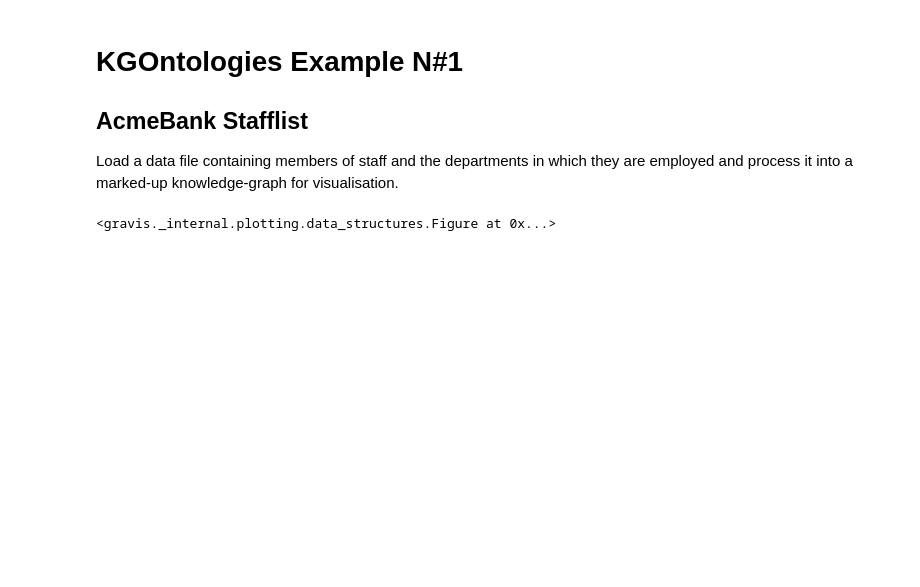
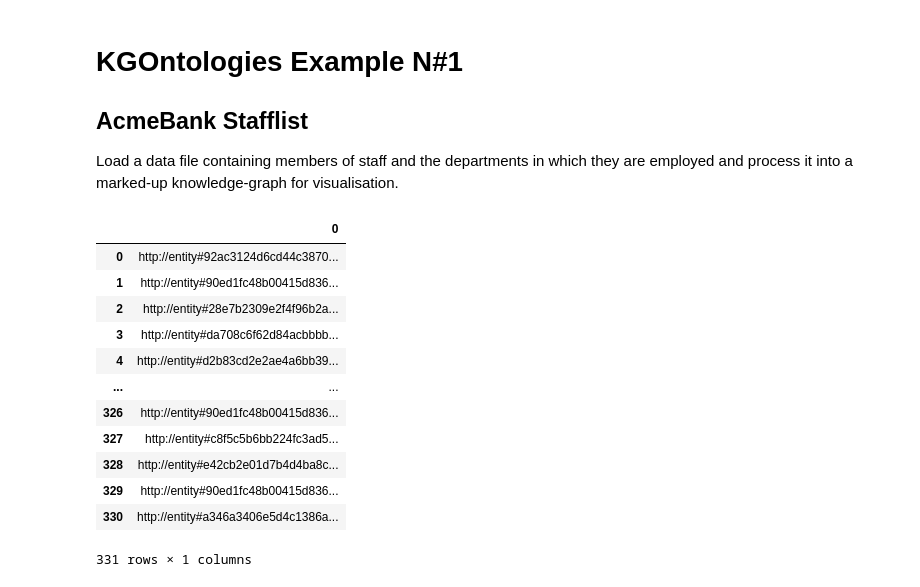
Before and after one commit to MrTomKimber/kgontologies, a Jupyter notebook: examples/Serialisation Example 11July2025.ipynb, the cells around one changed output. Cells and saved outputs as stored; diff of their text form; code cells hidden in the pictures; blank space fills up the shorter version.

Commit message:
adding query augmentation prototypes

```diff
--- a/examples/Serialisation Example 11July2025.ipynb
+++ b/examples/Serialisation Example 11July2025.ipynb
@@ -40,7 +41,7 @@ for t in kgdmcar_g.triples((None, None, None)):
     ontology_graph.add(t)
 # %%
 # Convert the data into a raw graph format
-rawg=graphloader.rdflib_graph_from_dataframe(data_df[0:100])
+rawg=graphloader.rdflib_graph_from_dataframe(data_df.sample(500))
 
 # Open a serialisation config file and convert the raw graph into triples describing entities, relations and literals
 serial_config = json.load(open("../serialisations/acmestaff_serialisation.json", "r"))
@@ -112,6 +113,61 @@ d3_graph_settings = {
 # Run the visualiser
 #gv.d3(nx_g, **d3_graph_settings)
 
-gv.vis(nx_g, **vis_graph_settings)
+#gv.vis(nx_g, **vis_graph_settings)
-# %% [output]
-<gravis._internal.plotting.data_structures.Figure at 0x...>
+# %%
+# Run a SPARQL Query to Retrieve Active Staff Members (i.e. those with an assigned role)
+active_staff_q = """
+PREFIX acme: <http://www.acmebank.org/>
+
+SELECT ?s
+WHERE
+    {{SELECT ?s
+    WHERE {
+    ?s a ?type.
+    ?s acme:HasRole ?q.
+    VALUES ?type {acme:Person acme:Department} .
+    }}
+
+UNION
+
+{SELECT ?s
+WHERE {
+    ?s a ?type.
+    VALUES ?type {acme:Role} .
+    }
+}}
+
+
+"""
+
+
+active_staff_q = """
+PREFIX acme: <http://www.acmebank.org/>
+
+SELECT ?s
+    WHERE {
+    ?s a ?type.
+    ?s acme:HasRole ?q.
+    VALUES ?type {acme:Person acme:Department} .
+    }
+
+
+"""
+# %%
+res_i = load_graph.query(active_staff_q)
+# %%
+pd.DataFrame(res_i)
+# %% [output]
+|  | 0 |
+| 0 | http://entity#92ac3124d6cd44c3870... |
+| 1 | http://entity#90ed1fc48b00415d836... |
+| 2 | http://entity#28e7b2309e2f4f96b2a... |
+| 3 | http://entity#da708c6f62d84acbbbb... |
+| 4 | http://entity#d2b83cd2e2ae4a6bb39... |
+| ... | ... |
+| 326 | http://entity#90ed1fc48b00415d836... |
+| 327 | http://entity#c8f5c5b6bb224fc3ad5... |
+| 328 | http://entity#e42cb2e01d7b4d4ba8c... |
+| 329 | http://entity#90ed1fc48b00415d836... |
+| 330 | http://entity#a346a3406e5d4c1386a... |
+331 rows × 1 columns
```
Also changed, not shown: parts of 8 cells of this notebook, 4 other files.
